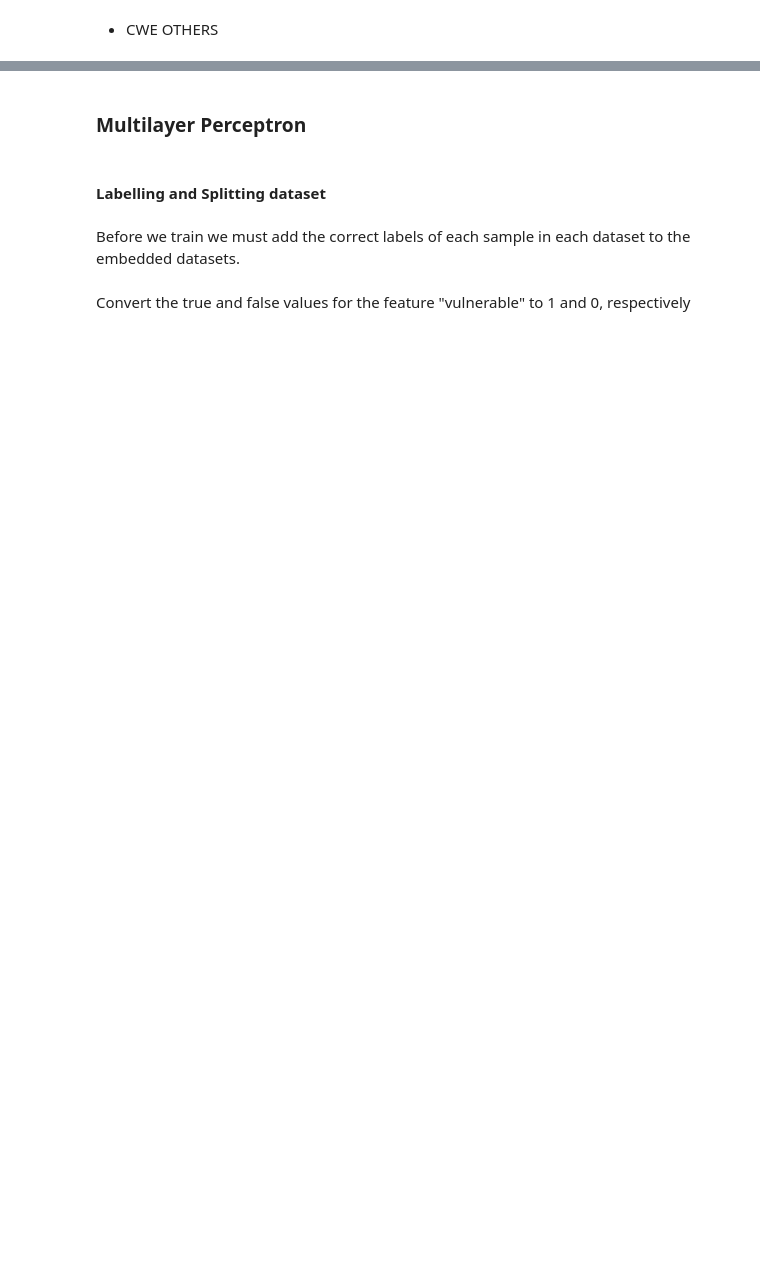
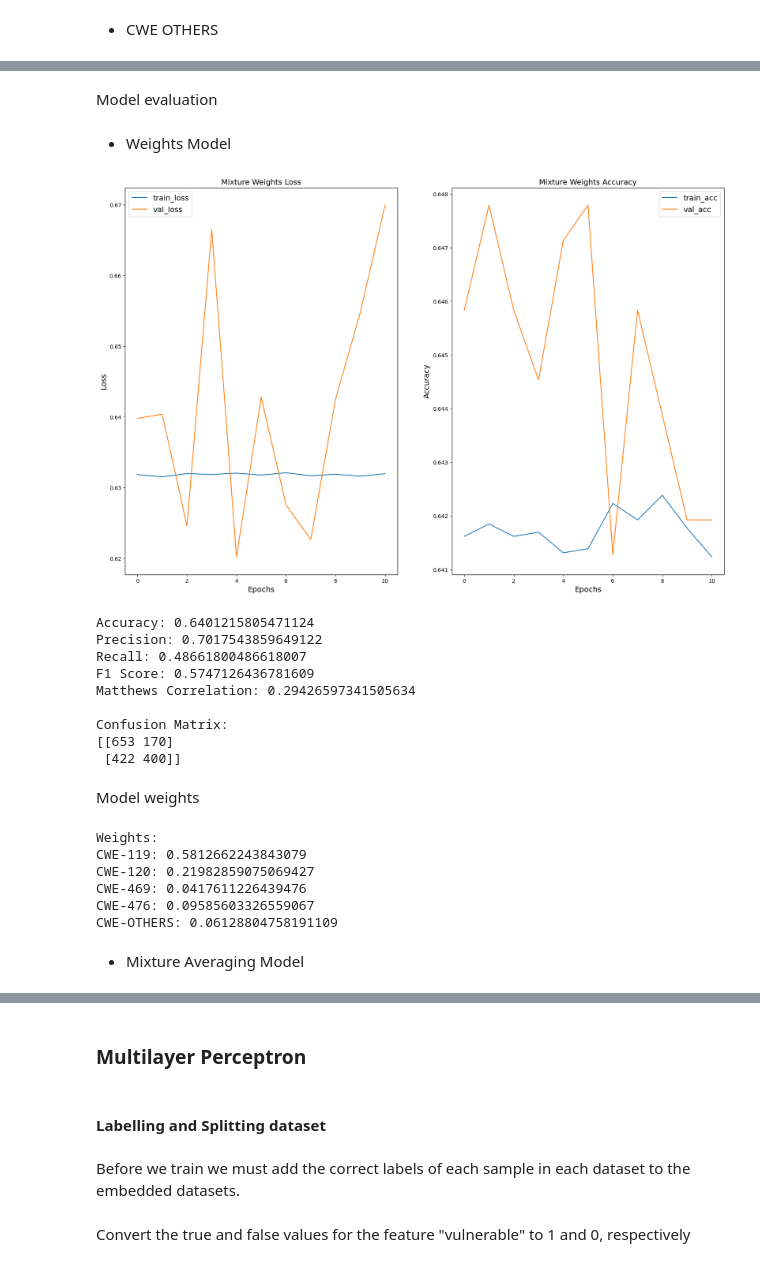
Before and after one commit to Singularitty/AdvancedMachineLearning, a Jupyter notebook: Project/project.ipynb, the cells around one changed output, grey strips where cells are left out. Drawn from its saved outputs; the diff is of its cells as text; code cells hidden in the pictures; blank space fills up the shorter version.

```diff
--- a/Project/project.ipynb
+++ b/Project/project.ipynb
@@ -837,0 +1195,4 @@ Confusion Matrix:
+# %%
+mixture_weights_model = MixtureWeightsModel([model_CWE119, model_CWE120, model_CWE469, model_CWE476, model_CWEOTHERS])
+mixture_average_model = MixtureAverageModel([model_CWE119, model_CWE120, model_CWE469, model_CWE476, model_CWEOTHERS])
+mixture_max_model = MixtureMaxModel([model_CWE119, model_CWE120, model_CWE469, model_CWE476, model_CWEOTHERS])
@@ -837,0 +1203,10 @@ Confusion Matrix:
+# %%
+optimizer = torch.optim.Adam(mixture_weights_model.parameters(), lr=0.01)
+
+train_losses_mixture_weights, val_losses_mixture_weights, train_acc_list_mixture_weights, val_acc_list_mixture_weights = train_evaluate_GNN(
+    train_loader=train_loader_CWE_COMBINED,
+    val_loader=val_loader_CWE_COMBINED,
+    device=device,
+    model=model_CWE_COMBINED,
+    optimizer=optimizer,
+    loss_fn=loss_fn)
@@ -837,0 +1228,35 @@ Confusion Matrix:
+# %% [markdown]
+Model evaluation
+# %% [markdown]
+- Weights Model
+# %%
+val_losses_mixture = [x.item() for x in val_losses_mixture_weights] # Transfer values from gpu to cpu
+plot_curves(train_losses_mixture_weights, val_losses_mixture, train_acc_list_mixture_weights, val_acc_list_mixture_weights, "Mixture Weights")
+test_loader_all_CWE_COMBINED = DataLoader(test_graphCWE_COMBINED, batch_size=len(test_graphCWE_COMBINED), drop_last=True, shuffle=True)
+print_metrics(test_loader_all_CWE_COMBINED, mixture_weights_model)
+# %% [output]
+[figure, added]
+Accuracy: 0.6401215805471124
+Precision: 0.7017543859649122
+Recall: 0.48661800486618007
+F1 Score: 0.5747126436781609
+Matthews Correlation: 0.29426597341505634
+
+Confusion Matrix:
+[[653 170]
+ [422 400]]
+# %% [markdown]
+Model weights
+# %%
+weights = torch.nn.functional.softmax(mixture_weights_model.weights, dim=0)
+
+print(f"Weights:\nCWE-119: {weights[0]}\nCWE-120: {weights[1]}\nCWE-469: {weights[2]}\nCWE-476: {weights[3]}\nCWE-OTHERS: {weights[4]}")
+# %% [output]
+Weights:
+CWE-119: 0.5812662243843079
+CWE-120: 0.21982859075069427
+CWE-469: 0.0417611226439476
+CWE-476: 0.09585603326559067
+CWE-OTHERS: 0.06128804758191109
+# %% [markdown]
+- Mixture Averaging Model
```
Also changed, not shown: parts of 61 cells of this notebook.
